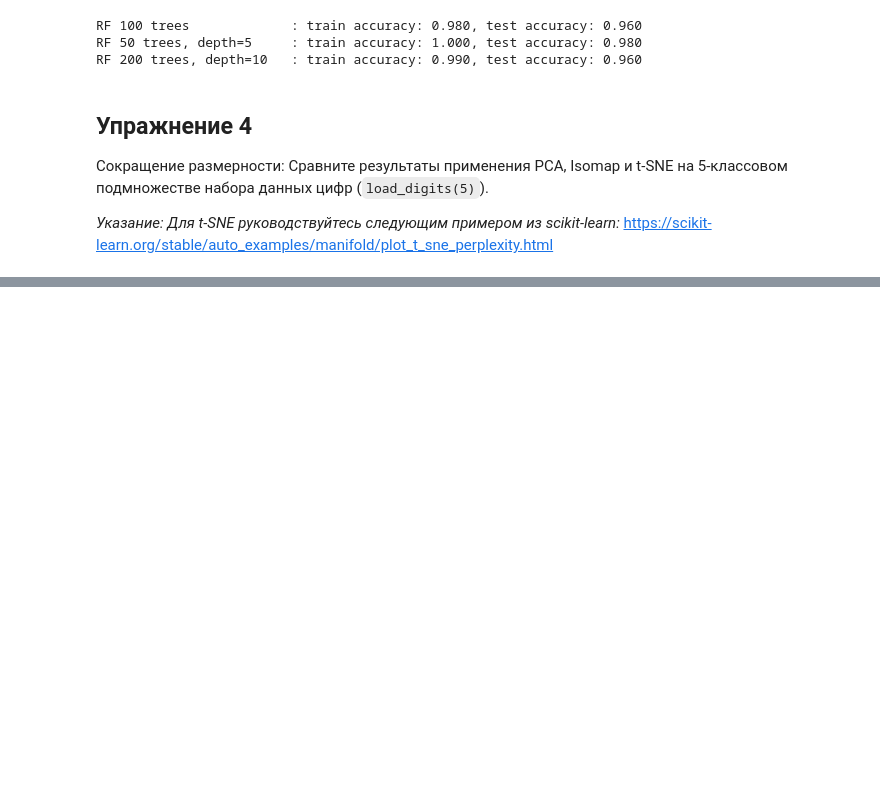
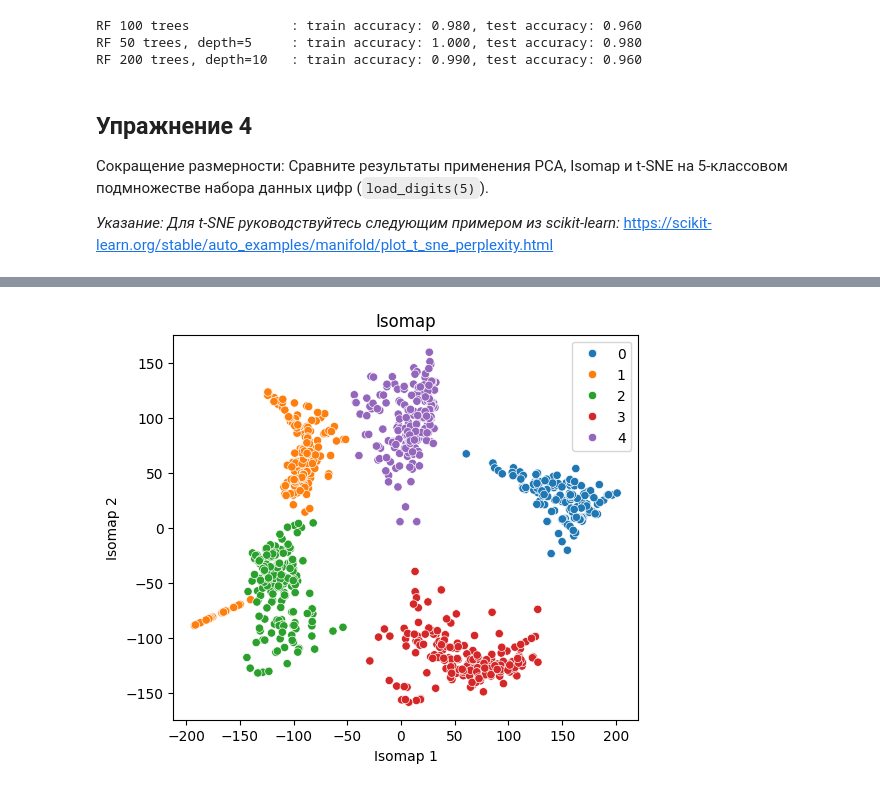
Before and after one commit to Ioann44/big-data-course, a Jupyter notebook: lw_3/Lab3_scikit-learn.ipynb, the cells around one changed output, grey strips where cells are left out. Cells and saved outputs as stored; diff of their text form; code cells hidden in the pictures; blank space fills up the shorter version.

```diff
--- a/lw_3/Lab3_scikit-learn.ipynb
+++ b/lw_3/Lab3_scikit-learn.ipynb
@@ -205,3 +225,17 @@ from sklearn.manifold import Isomap
+# %%
+from sklearn.manifold import Isomap
+
+isomap = Isomap(n_components=2)
+X_isomap = isomap.fit_transform(X)
+
+plt.figure(figsize=(6, 5))
+sns.scatterplot(x=X_isomap[:, 0], y=X_isomap[:, 1], hue=y, palette="tab10")
+plt.title("Isomap")
+plt.xlabel("Isomap 1")
+plt.ylabel("Isomap 2")
+plt.show()
+# %% [output]
+[figure, added]
 # %% [markdown]
 ## Упражнение 5
 Для набора данных (см. ячейку ниже) с неизотропными кластерами, на которых kmeans не работает, подберите алгоритм кластеризации, который хорошо выделяет очевидные кластеры.
```
Also changed, not shown: parts of 10 cells of this notebook.
